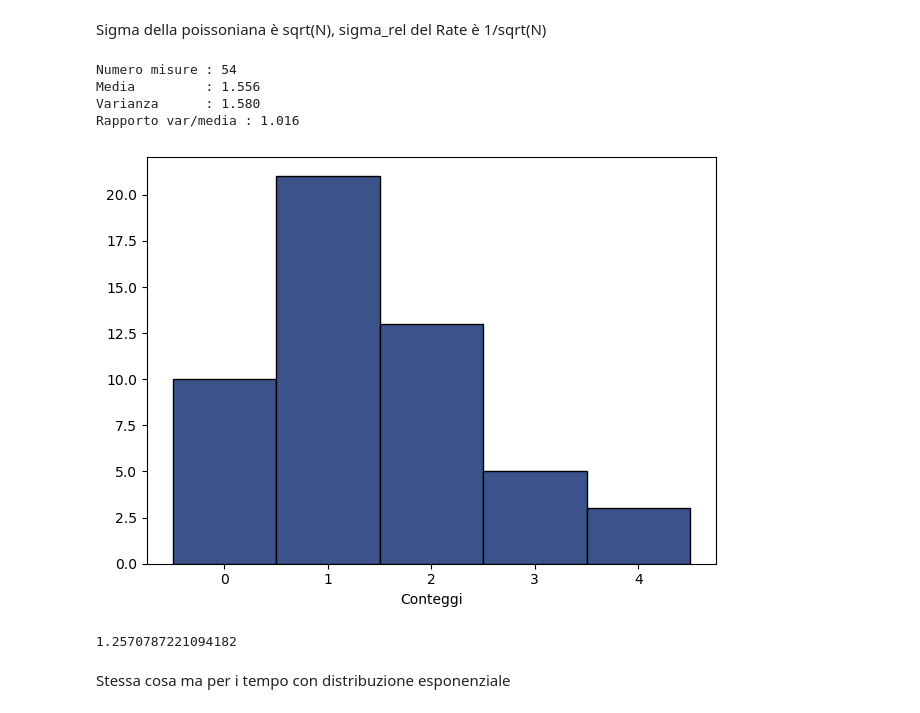
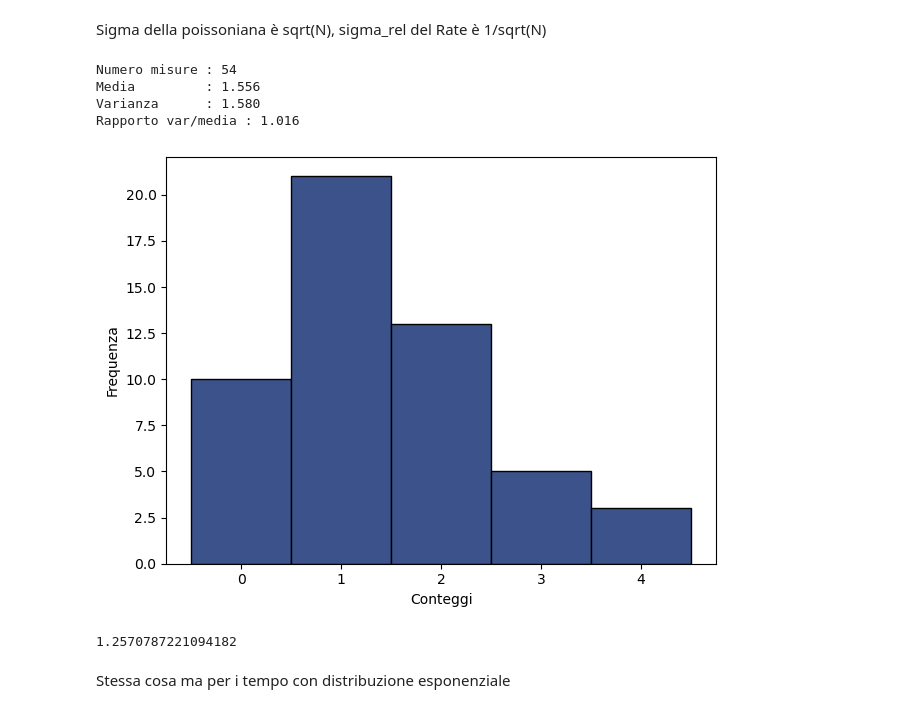
Before and after one commit to sofiamanzini/esperienza-preliminare, a Jupyter notebook: codice.ipynb, the cells around one changed output. Cells and saved outputs as stored; diff of their text form; code cells hidden in the pictures.

```diff
--- a/codice.ipynb
+++ b/codice.ipynb
@@ -98,34 +98,35 @@ varianza = N.var(ddof=0)
 print(f"Numero misure : {len(N)}")
 print(f"Media         : {media:.3f}")
 print(f"Varianza      : {varianza:.3f}")
 print(f"Rapporto var/media : {varianza/media:.3f}")
 
 colors = plt.cm.viridis(0.25)
 
 fig, ax = plt.subplots()
 
 bins = np.arange(N.min() - 0.5, N.max() + 0.5,1  )
 ax.hist(N, bins=bins, alpha=1, edgecolor="black",
         label="Dati", color=colors)
 
 k = np.arange(bins[0], bins[-1])
 poisson_pmf = stats.poisson.pmf(k, mu=media)
 #ax.plot(k, poisson_pmf, "o-", color="red", label=f"Poisson(μ={media:.2f})")
 
 ax.set_xlabel("Conteggi")
+ax.set_ylabel("Frequenza")
 
 
 
 plt.tight_layout()
 plt.show()
 
 print(np.sqrt(varianza))
 # %% [output]
 Numero misure : 54
 Media         : 1.556
 Varianza      : 1.580
 Rapporto var/media : 1.016
-[figure, old version]
+[figure, new version]
 1.2570787221094182
 # %% [markdown]
 Stessa cosa ma per i tempo con distribuzione esponenziale
```
Also changed, not shown: 10 other files.
